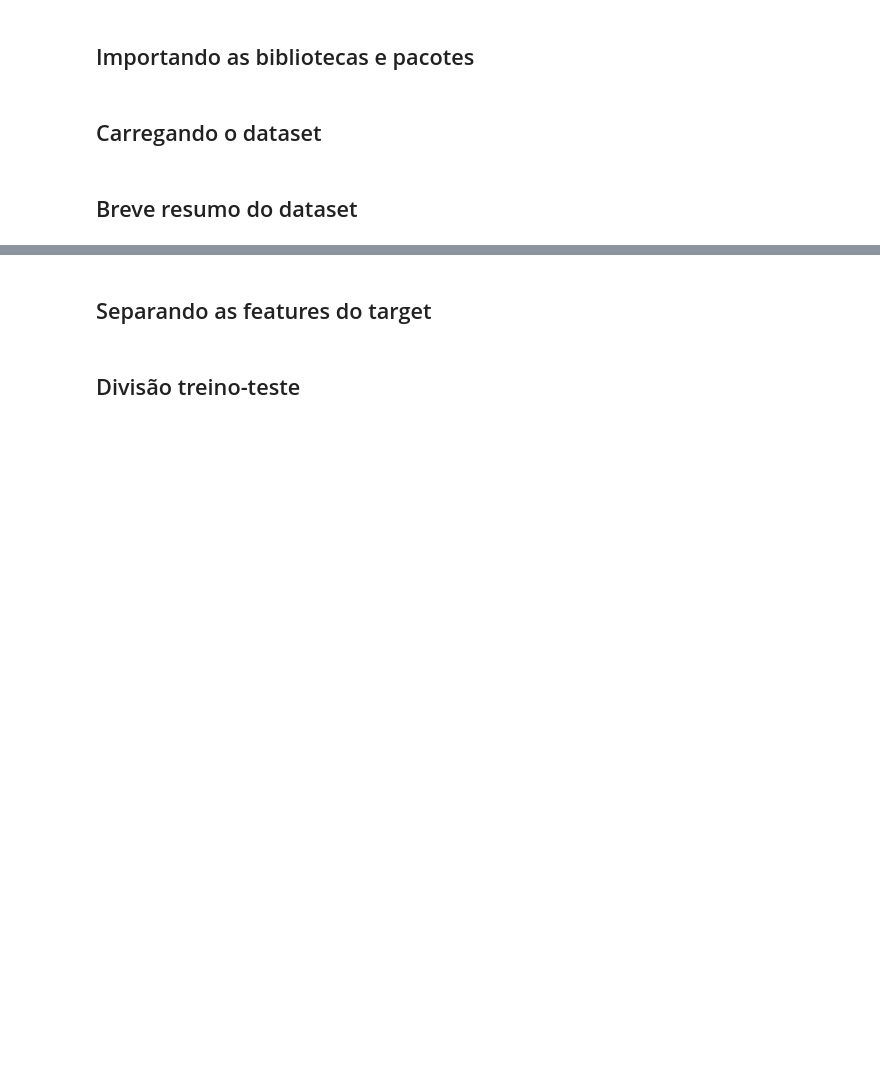
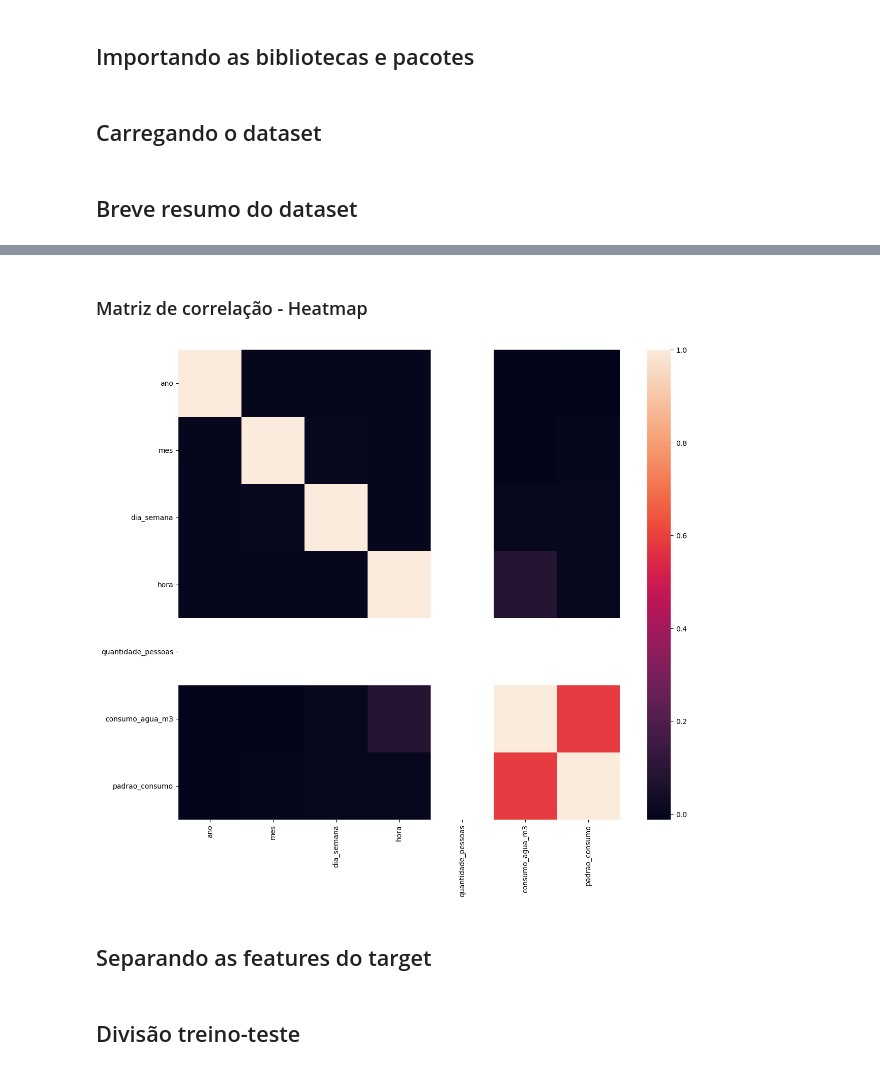
Before and after one commit to igorssant/treinamento-python-IA-CEPEDI, a Jupyter notebook: final-cepedi/cepedi_final.ipynb, the cells around one changed output, grey strips where cells are left out. Saved outputs shown, nothing was run; the diff lists cells and outputs as text; code cells hidden in the pictures; blank space fills up the shorter version.

```diff
--- a/final-cepedi/cepedi_final.ipynb
+++ b/final-cepedi/cepedi_final.ipynb
@@ -27,0 +81,13 @@ df_dados_agua.info()
+# %%
+dicionario_dia_semana = {
+    "domingo"   : 0,
+    "segunda"   : 1,
+    "terça"     : 2,
+    "quarta"    : 3,
+    "quinta"    : 4,
+    "sexta"     : 5,
+    "sábado"    : 6
+}
+
+df_dados_agua["dia_semana"] = df_dados_agua["dia_semana"].map(dicionario_dia_semana)
+df_dados_agua["dia_semana"] = df_dados_agua["dia_semana"].astype("uint8")
@@ -27,0 +96,7 @@ df_dados_agua.info()
+# %%
+# dropando coluna "dia_mes" por redundancia
+df_dados_agua.drop(columns = ["dia_mes"], axis = "columns", inplace = True)
+
+df_dados_agua["hora"] = df_dados_agua["hora"].astype("uint8")
+df_dados_agua["quantidade_pessoas"] = df_dados_agua["quantidade_pessoas"].astype("uint8")
+df_dados_agua["consumo_agua_m3"] = df_dados_agua["consumo_agua_m3"].astype("float32")
@@ -27,0 +116,11 @@ df_dados_agua.info()
+# %%
+# dropando coluna "regiao" por possuir um unico valor
+df_dados_agua.drop(columns = ["regiao"], axis = "columns", inplace = True)
+
+dicionario_padrao_consumo = {
+    "Normal" : 0,
+    "Alto" : 1
+}
+
+df_dados_agua["padrao_consumo"] = df_dados_agua["padrao_consumo"].map(dicionario_padrao_consumo)
+df_dados_agua["padrao_consumo"] = df_dados_agua["padrao_consumo"].astype("uint8")
@@ -27,0 +190,3 @@ df_dados_agua.info()
+# %%
+df_correlacao = df_dados_agua.corr()
+df_correlacao
@@ -28,3 +202,11 @@ df_dados_agua.info()
+# %% [markdown]
+### Matriz de correlação - Heatmap
+# %%
+figure = plt.figure(figsize = (14, 12))
+sns.heatmap(data = df_correlacao)
+plt.show()
+# %% [output]
+[figure, added]
 # %% [markdown]
 ## Separando as features do target
 # %%
```
Also changed, not shown: parts of 29 cells of this notebook.
